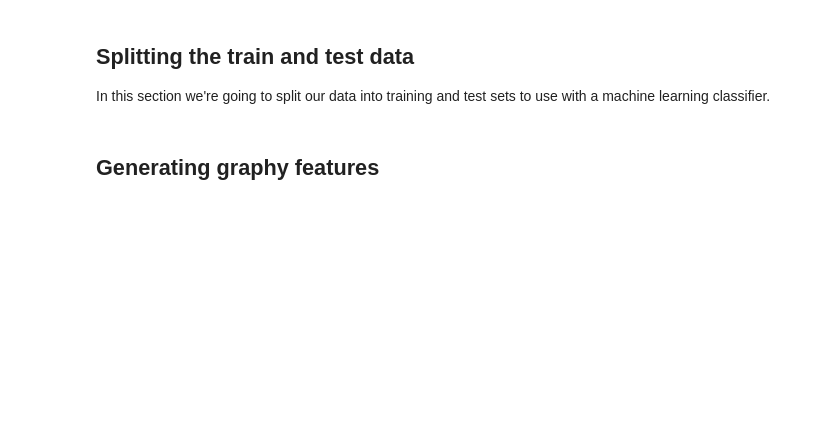
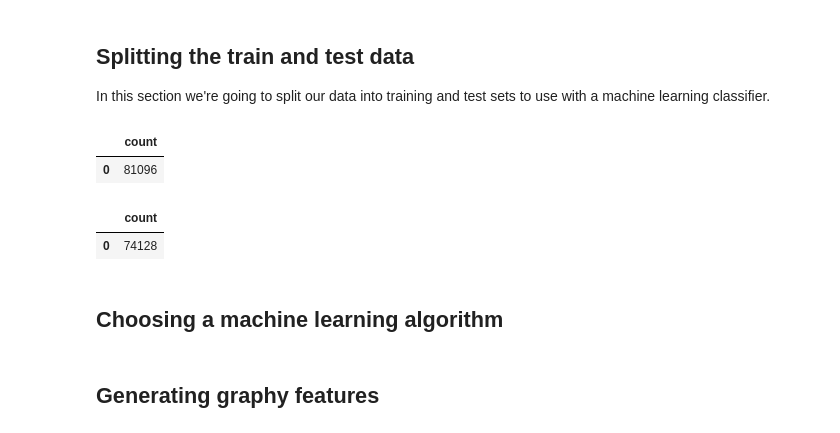
Before and after one commit to mneedham/link-prediction, a Jupyter notebook: LinkPrediction.ipynb, the cells around one changed output. Saved outputs shown, nothing was run; the diff lists cells and outputs as text; code cells hidden in the pictures; blank space fills up the shorter version.

```diff
--- a/LinkPrediction.ipynb
+++ b/LinkPrediction.ipynb
@@ -46,3 +54,29 @@ In this section we're going to explore the data and see what we have to work wit
 ## Splitting the train and test data
 
 In this section we're going to split our data into training and test sets to use with a machine learning classifier.
+# %%
+query = """
+MATCH (a1)<-[:AUTHOR]-(paper)-[:AUTHOR]->(a2:Author)
+WITH a1, a2, paper
+ORDER BY a1, paper.year
+WITH a1, a2, collect(paper)[0].year AS year, count(*) AS collaborations
+WHERE year < 2006
+MERGE (a1)-[coauthor:CO_AUTHOR_EARLY {year: year}]-(a2)
+SET coauthor.collaborations = collaborations;
+"""
+
+with driver.session() as session:
+    session.run(query)
+# %%
+query = """
+MATCH (a1)<-[:AUTHOR]-(paper)-[:AUTHOR]->(a2:Author)
+WITH a1, a2, paper
+ORDER BY a1, paper.year
+WITH a1, a2, collect(paper)[0].year AS year, count(*) AS collaborations
+WHERE year >= 2006
+MERGE (a1)-[coauthor:CO_AUTHOR_LATE {year: year}]-(a2)
+SET coauthor.collaborations = collaborations;
+"""
+
+with driver.session() as session:
+    session.run(query)
@@ -48,0 +88,22 @@ In this section we're going to split our data into training and test sets to use
+# %%
+query = """
+MATCH ()-[:CO_AUTHOR_EARLY]->()
+RETURN count(*) AS count
+"""
+
+count_df = as_data_frame(driver, query)
+count_df
+# %% [output]
+|  | count |
+| 0 | 81096 |
+# %%
+query = """
+MATCH ()-[:CO_AUTHOR_LATE]->()
+RETURN count(*) AS count
+"""
+
+count_df = as_data_frame(driver, query)
+count_df
+# %% [output]
+|  | count |
+| 0 | 74128 |
@@ -48,0 +154,2 @@ In this section we're going to split our data into training and test sets to use
+# %% [markdown]
+## Choosing a machine learning algorithm
```
Also changed, not shown: parts of 20 cells of this notebook.
